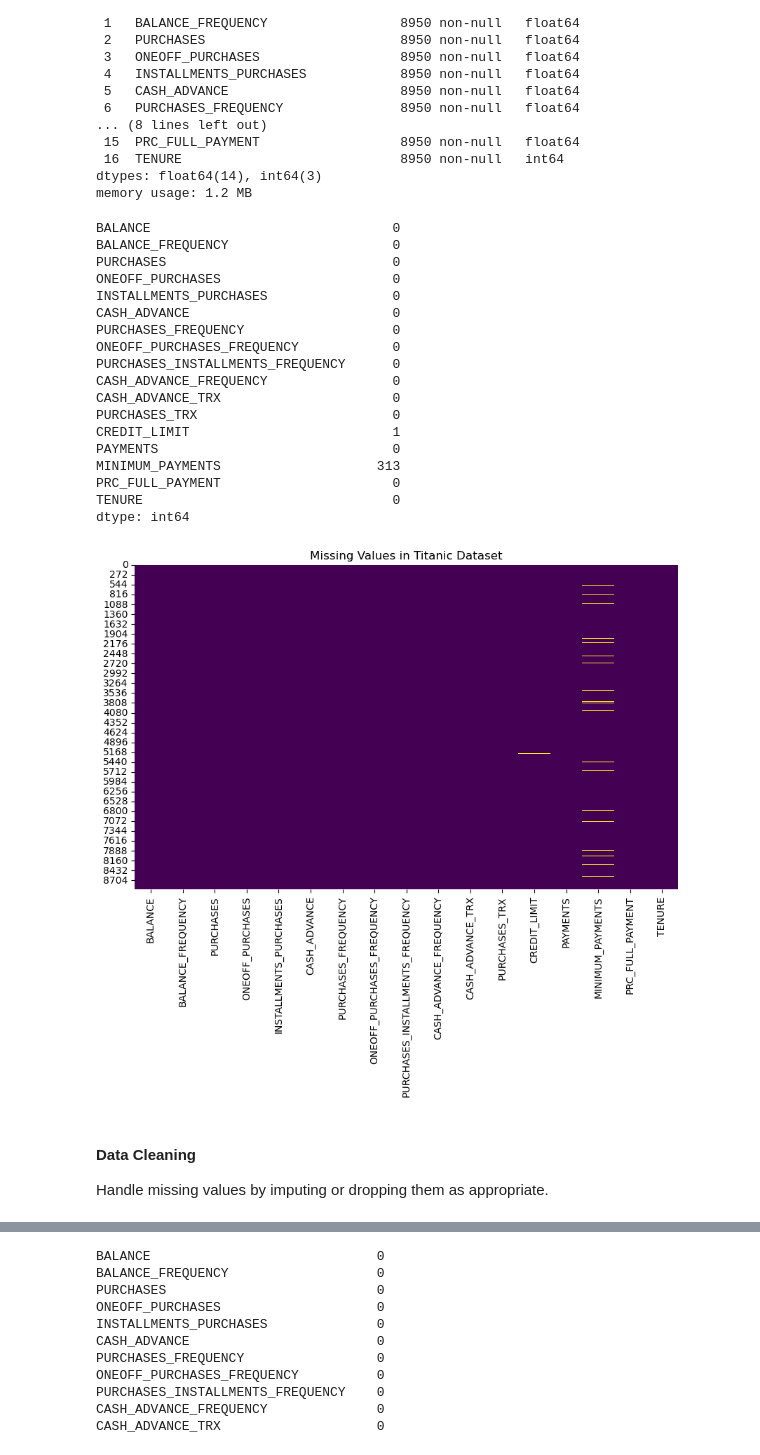
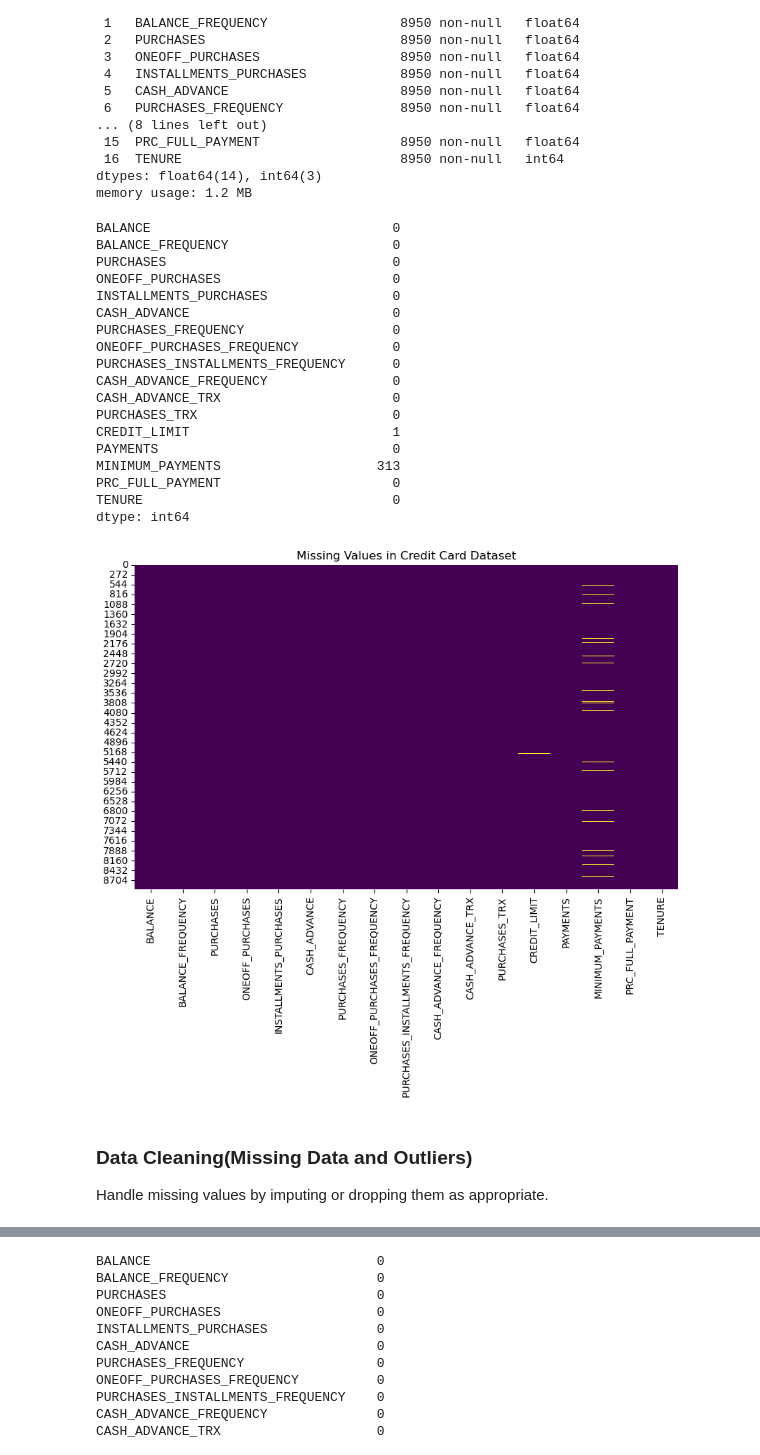
Before and after one commit to Abi-Sap/Unsupervised_Project, a Jupyter notebook: Unsupervised_Project.ipynb, the cells around one changed output, grey strips where cells are left out. Saved outputs shown, nothing was run; the diff lists cells and outputs as text; code cells hidden in the pictures.

```diff
--- a/Unsupervised_Project.ipynb
+++ b/Unsupervised_Project.ipynb
@@ -40,7 +43,7 @@ import warnings
 warnings.filterwarnings('ignore')
 # %%
 #load the data
-customers = pd.read_csv('Customer Data.csv')
+customers = pd.read_csv('CC GENERAL.csv')
 # %%
 #view the first five rows of the data
 customers.head()
@@ -108,32 +123,32 @@ memory usage: 1.2 MB
 # %%
 import seaborn as sns
 # Check for missing values
 missing_values = customers.isnull().sum()
 print(missing_values)
 plt.figure(figsize=(10, 6))
 sns.heatmap(customers.isnull(), cbar=False, cmap='viridis')
-plt.title('Missing Values in Titanic Dataset')
+plt.title('Missing Values in Credit Card Dataset')
 plt.show()
 # %% [output]
 BALANCE                               0
 BALANCE_FREQUENCY                     0
 PURCHASES                             0
 ONEOFF_PURCHASES                      0
 INSTALLMENTS_PURCHASES                0
 CASH_ADVANCE                          0
 PURCHASES_FREQUENCY                   0
 ONEOFF_PURCHASES_FREQUENCY            0
 PURCHASES_INSTALLMENTS_FREQUENCY      0
 CASH_ADVANCE_FREQUENCY                0
 CASH_ADVANCE_TRX                      0
 PURCHASES_TRX                         0
 CREDIT_LIMIT                          1
 PAYMENTS                              0
 MINIMUM_PAYMENTS                    313
 PRC_FULL_PAYMENT                      0
 TENURE                                0
 dtype: int64
-[figure, old version]
+[figure, new version]
 # %% [markdown]
-#### **Data Cleaning**
+### **Data Cleaning**(Missing Data and Outliers)
 Handle missing values by imputing or dropping them as appropriate.
```
Also changed, not shown: parts of 42 cells of this notebook, 1 other file.
